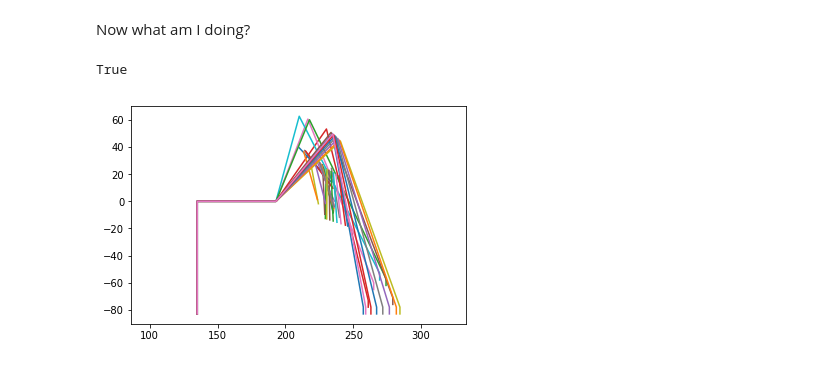
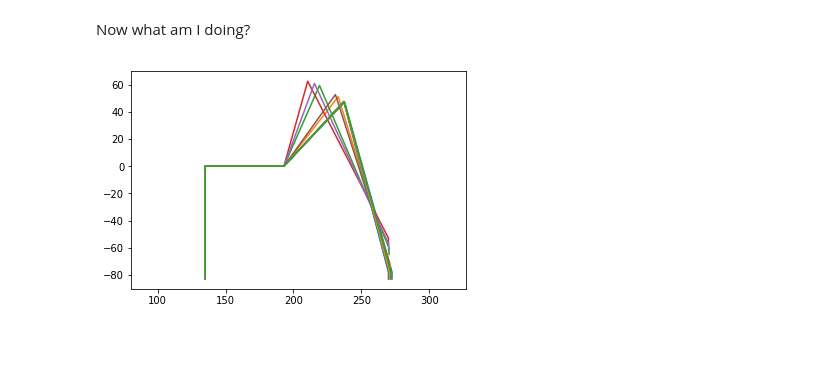
Before and after one commit to erelson/numa2, a Jupyter notebook: numac_porting/leg_ik_numa2_3servo.ipynb, the cells around one changed output. Cells and saved outputs as stored; diff of their text form; code cells hidden in the pictures.

Commit message:
Update jupyter notebooks for leg/gait refactor

```diff
--- a/numac_porting/leg_ik_numa2_3servo.ipynb
+++ b/numac_porting/leg_ik_numa2_3servo.ipynb
@@ -50,7 +81,7 @@ def snapshot(gait, ms, loopLength=10000, ang_dir=0.0):
     now1 = loopLength - (ms - turnTimeOffset + half_loopLength) % loopLength
 
     gait.initTrig()
-    gait.walkCode(loopLength, half_loopLength, travRate, 2*travRate,
+    gait.walk_code(loopLength, half_loopLength, travRate, 2*travRate,
                   now1, now2, now3, now4, ang_dir)
 # %%
 def mkpts():# calculate the points I want to plot: aka the servo joints
@@ -67,37 +98,36 @@ def mkpts():# calculate the points I want to plot: aka the servo joints
     #sides.append(array([])
     return pts#, sides
 # %%
-gait = Gaits(L0, L12, L23, L34, L45, bodyH)
+leg_geom, leg1, leg2, leg3, leg4 = gen_numa2_legs()
+gait = Gaits(leg_geom, leg1, leg2, leg3, leg4, bodyH)
 plt.figure()
 ax1 = plt.subplot(1,1,1)
 torques = []
 foot_height = []
 foot_trav = []
 intersections = []
 #foot_trav0 = L0
 for x in range(0,10000,800):
     snapshot(gait, x, 10000)
     pts  = mkpts()
     xvals, yvals = np.transpose(pts[:])
     ax1.set_aspect('equal', 'datalim')
     ax1.plot(xvals, yvals)
 
     # calc torques and leg heights
     torques.append(torque(pts, bodyH, masses=masses))
     foot_height.append(yvals[5] + bodyH)
     foot_trav.append(xvals[5] - 2*legLen)
 
     # gen and plot servo sides
-    sidepts = gen_sides(pts, sides=[side23,side34])
-    for ptset in sidepts[:]:
-        xvals, yvals = np.transpose(ptset[:])
-        ax1.plot(xvals, yvals)
-    intersections.append(intersectLines(*[v for pt in sidepts for v in pt][:4]))
+    #sidepts = gen_sides(pts, sides=[side23,side34])
+    #for ptset in sidepts[:]:
+    #    xvals, yvals = np.transpose(ptset[:])
+    #    ax1.plot(xvals, yvals)
+    #intersections.append(intersectLines(*[v for pt in sidepts for v in pt][:4]))
 torques = np.transpose(array(torques[:]))
-print(True)
 # %% [output]
-True
-[figure, old version]
+[figure, new version]
 # %%
 plt.figure()
 ax2 = plt.subplot(2,1,1)
```
Also changed, not shown: parts of 7 cells of this notebook, 1 other file.
